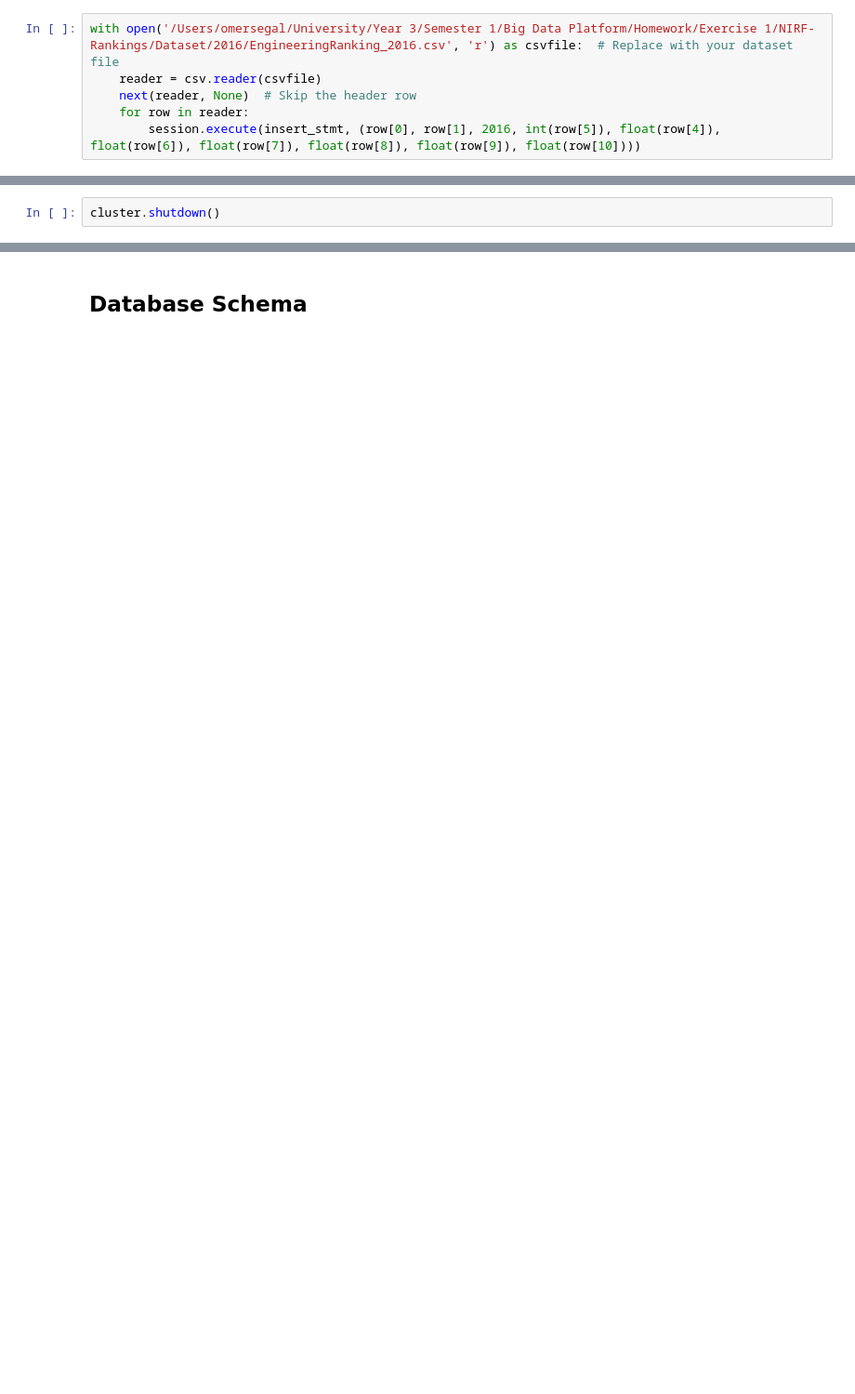
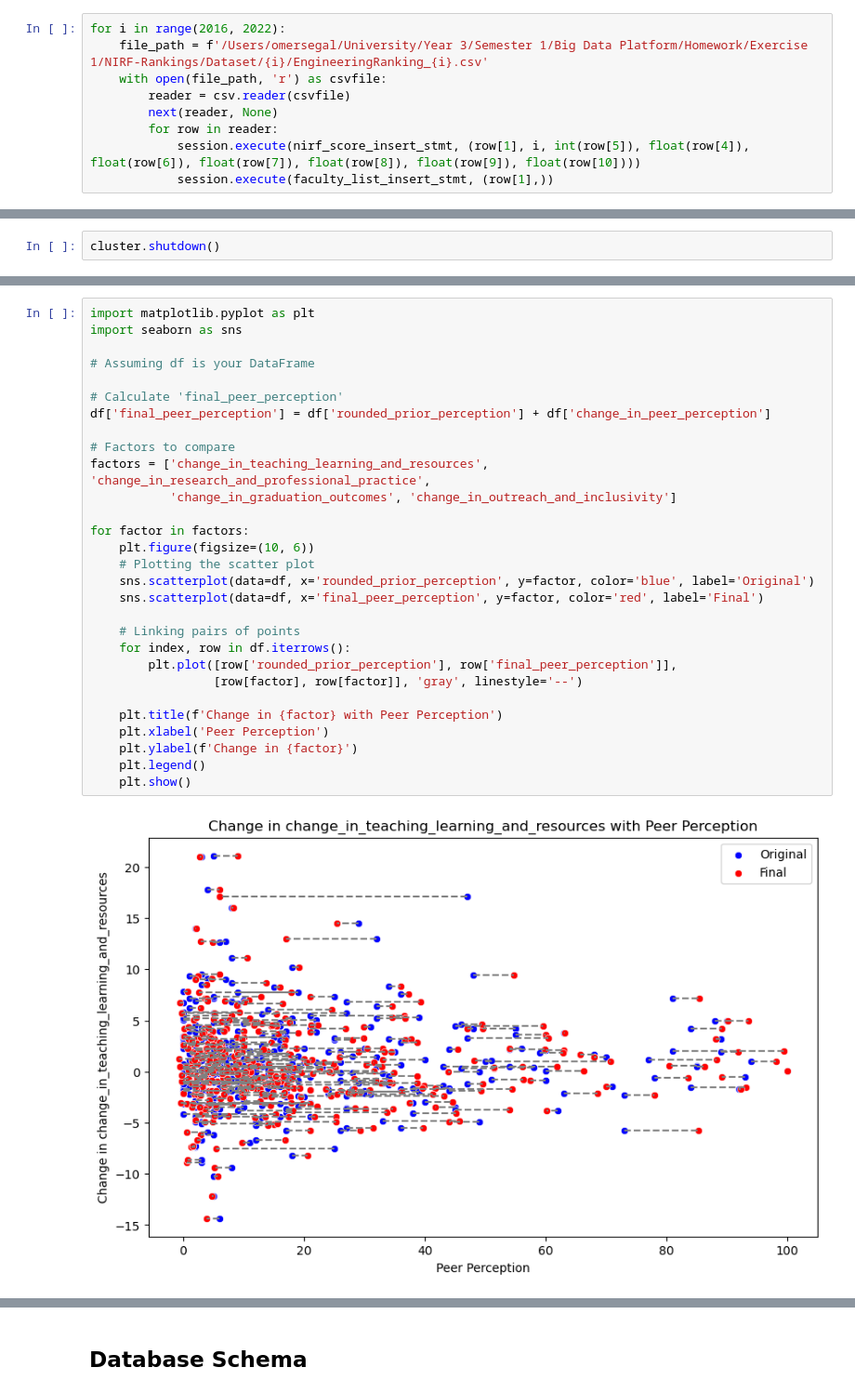
Before and after one commit to Xilandia/NIRF-Rankings, a Jupyter notebook: Dataset Workspace.ipynb, the cells around one changed output, grey strips where cells are left out. Shown at 93% size. Cells and saved outputs as stored; diff of their text form; blank space fills up the shorter version.

```diff
--- a/Dataset Workspace.ipynb
+++ b/Dataset Workspace.ipynb
@@ -16,8 +40,11 @@ insert_stmt = session.prepare("""
 # %%
-with open('/Users/omersegal/University/Year 3/Semester 1/Big Data Platform/Homework/Exercise 1/NIRF-Rankings/Dataset/2016/EngineeringRanking_2016.csv', 'r') as csvfile:  # Replace with your dataset file
-    reader = csv.reader(csvfile)
-    next(reader, None)  # Skip the header row
-    for row in reader:
-        session.execute(insert_stmt, (row[0], row[1], 2016, int(row[5]), float(row[4]), float(row[6]), float(row[7]), float(row[8]), float(row[9]), float(row[10])))
+for i in range(2016, 2022):
+    file_path = f'/Users/omersegal/University/Year 3/Semester 1/Big Data Platform/Homework/Exercise 1/NIRF-Rankings/Dataset/{i}/EngineeringRanking_{i}.csv'
+    with open(file_path, 'r') as csvfile:
+        reader = csv.reader(csvfile)
+        next(reader, None)
+        for row in reader:
+            session.execute(nirf_score_insert_stmt, (row[1], i, int(row[5]), float(row[4]), float(row[6]), float(row[7]), float(row[8]), float(row[9]), float(row[10])))
+            session.execute(faculty_list_insert_stmt, (row[1],))
 # %%
 # make path relative and not absolute (for ingestion)
@@ -56,0 +167,31 @@ plt.show()
+# %%
+import matplotlib.pyplot as plt
+import seaborn as sns
+
+# Assuming df is your DataFrame
+
+# Calculate 'final_peer_perception'
+df['final_peer_perception'] = df['rounded_prior_perception'] + df['change_in_peer_perception']
+
+# Factors to compare
+factors = ['change_in_teaching_learning_and_resources', 'change_in_research_and_professional_practice',
+           'change_in_graduation_outcomes', 'change_in_outreach_and_inclusivity']
+
+for factor in factors:
+    plt.figure(figsize=(10, 6))
+    # Plotting the scatter plot
+    sns.scatterplot(data=df, x='rounded_prior_perception', y=factor, color='blue', label='Original')
+    sns.scatterplot(data=df, x='final_peer_perception', y=factor, color='red', label='Final')
+
+    # Linking pairs of points
+    for index, row in df.iterrows():
+        plt.plot([row['rounded_prior_perception'], row['final_peer_perception']],
+                 [row[factor], row[factor]], 'gray', linestyle='--')
+
+    plt.title(f'Change in {factor} with Peer Perception')
+    plt.xlabel('Peer Perception')
+    plt.ylabel(f'Change in {factor}')
+    plt.legend()
+    plt.show()
+# %% [output]
+[figure, added]
```
Also changed, not shown: parts of 20 cells of this notebook.
